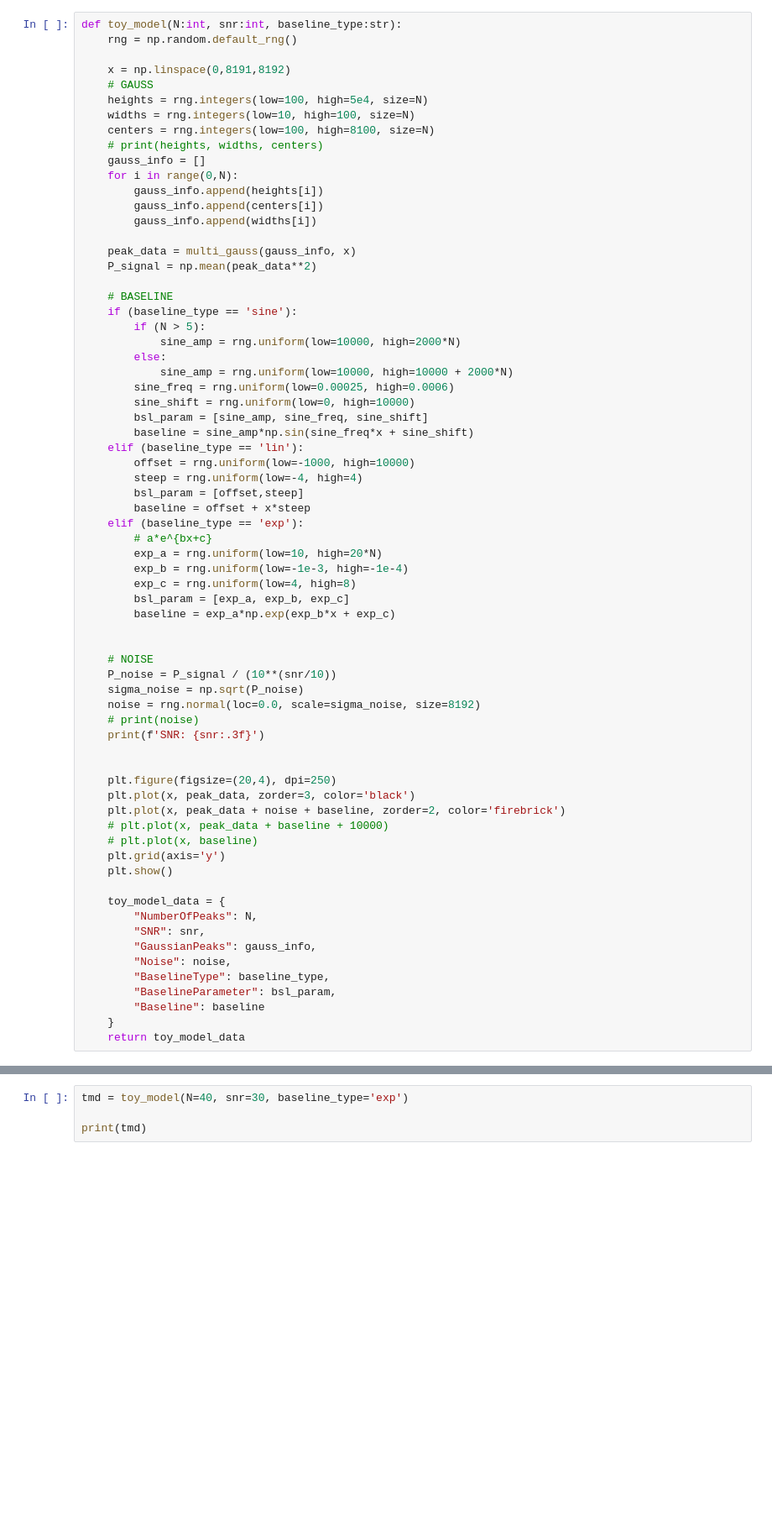
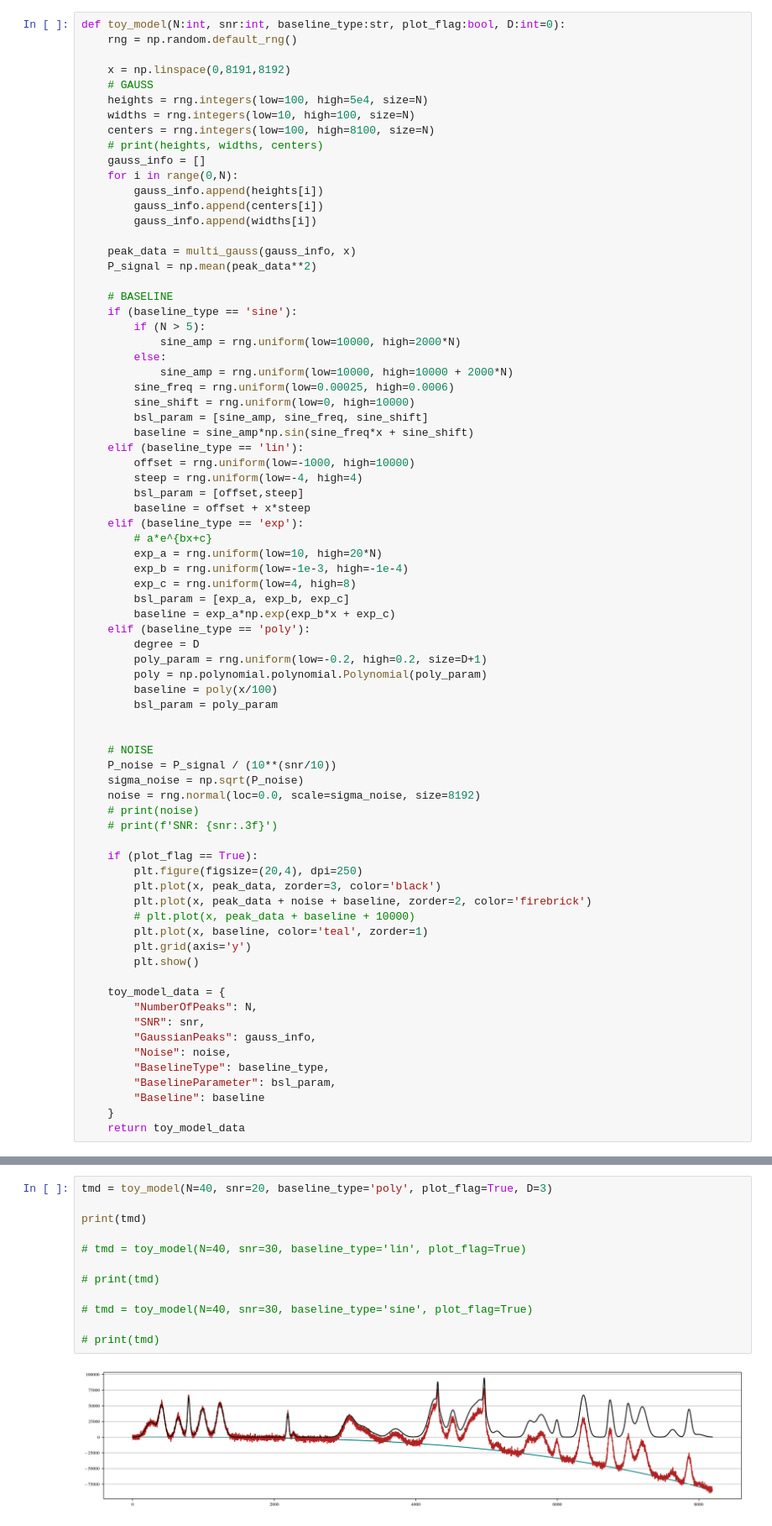
Before and after one commit to SirPhoenix007/IBA-Bonn, a Jupyter notebook: Study_2606_PLSmethods/PLSmethods.ipynb, the cells around one changed output, grey strips where cells are left out. Shown at 84% size. Cells and saved outputs as stored; diff of their text form; blank space fills up the shorter version.

```diff
--- a/Study_2606_PLSmethods/PLSmethods.ipynb
+++ b/Study_2606_PLSmethods/PLSmethods.ipynb
@@ -124,7 +125,7 @@ The $SNR$ is now just $SNR_{dB} = 10\log_{10}(\dfrac{P_{Signal}}{P_{Noise}})$.
 
 Reversing this calculation gives the possibility to set a specific $SNR$ through: $P_{Noise} = \sqrt{\dfrac{P_{Signal}}{10^{(SNR_{dB}/10)}}}$.
 # %%
-def toy_model(N:int, snr:int, baseline_type:str):
+def toy_model(N:int, snr:int, baseline_type:str, plot_flag:bool, D:int=0):
     rng = np.random.default_rng()
 
     x = np.linspace(0,8191,8192)
@@ -164,6 +165,12 @@ def toy_model(N:int, snr:int, baseline_type:str):
         exp_c = rng.uniform(low=4, high=8)
         bsl_param = [exp_a, exp_b, exp_c]
         baseline = exp_a*np.exp(exp_b*x + exp_c)
+    elif (baseline_type == 'poly'):
+        degree = D
+        poly_param = rng.uniform(low=-0.2, high=0.2, size=D+1)
+        poly = np.polynomial.polynomial.Polynomial(poly_param)
+        baseline = poly(x/100)
+        bsl_param = poly_param
 
 
     # NOISE
@@ -171,16 +178,16 @@ def toy_model(N:int, snr:int, baseline_type:str):
     sigma_noise = np.sqrt(P_noise)
     noise = rng.normal(loc=0.0, scale=sigma_noise, size=8192)
     # print(noise)
-    print(f'SNR: {snr:.3f}')
+    # print(f'SNR: {snr:.3f}')
 
-
-    plt.figure(figsize=(20,4), dpi=250)
-    plt.plot(x, peak_data, zorder=3, color='black')
-    plt.plot(x, peak_data + noise + baseline, zorder=2, color='firebrick')
-    # plt.plot(x, peak_data + baseline + 10000)
-    # plt.plot(x, baseline)
-    plt.grid(axis='y')
-    plt.show()
+    if (plot_flag == True):
+        plt.figure(figsize=(20,4), dpi=250)
+        plt.plot(x, peak_data, zorder=3, color='black')
+        plt.plot(x, peak_data + noise + baseline, zorder=2, color='firebrick')
+        # plt.plot(x, peak_data + baseline + 10000)
+        plt.plot(x, baseline, color='teal', zorder=1)
+        plt.grid(axis='y')
+        plt.show()
 
     toy_model_data = {
         "NumberOfPeaks": N,
@@ -204,7 +211,16 @@ def load_data(filename:str):
     meas_name = filename.split('//')[3].split('.')[0]
     meas_folder = filename.split('//')[2]
 # %%
-tmd = toy_model(N=40, snr=30, baseline_type='exp')
+tmd = toy_model(N=40, snr=20, baseline_type='poly', plot_flag=True, D=3)
 
 print(tmd)
+
+# tmd = toy_model(N=40, snr=30, baseline_type='lin', plot_flag=True)
+
+# print(tmd)
+
+# tmd = toy_model(N=40, snr=30, baseline_type='sine', plot_flag=True)
+
+# print(tmd)
 # %% [output]
+[figure, new version]
```
Also changed, not shown: parts of 8 cells of this notebook, 53 other files.
